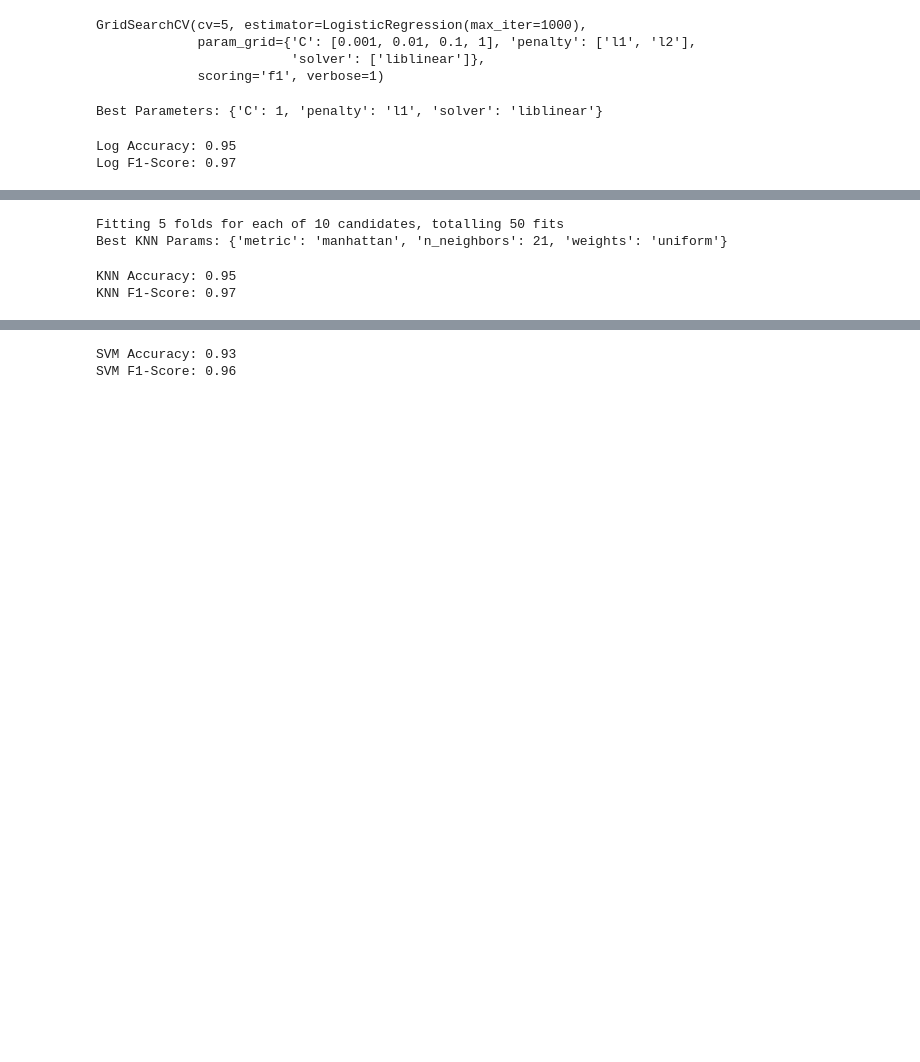
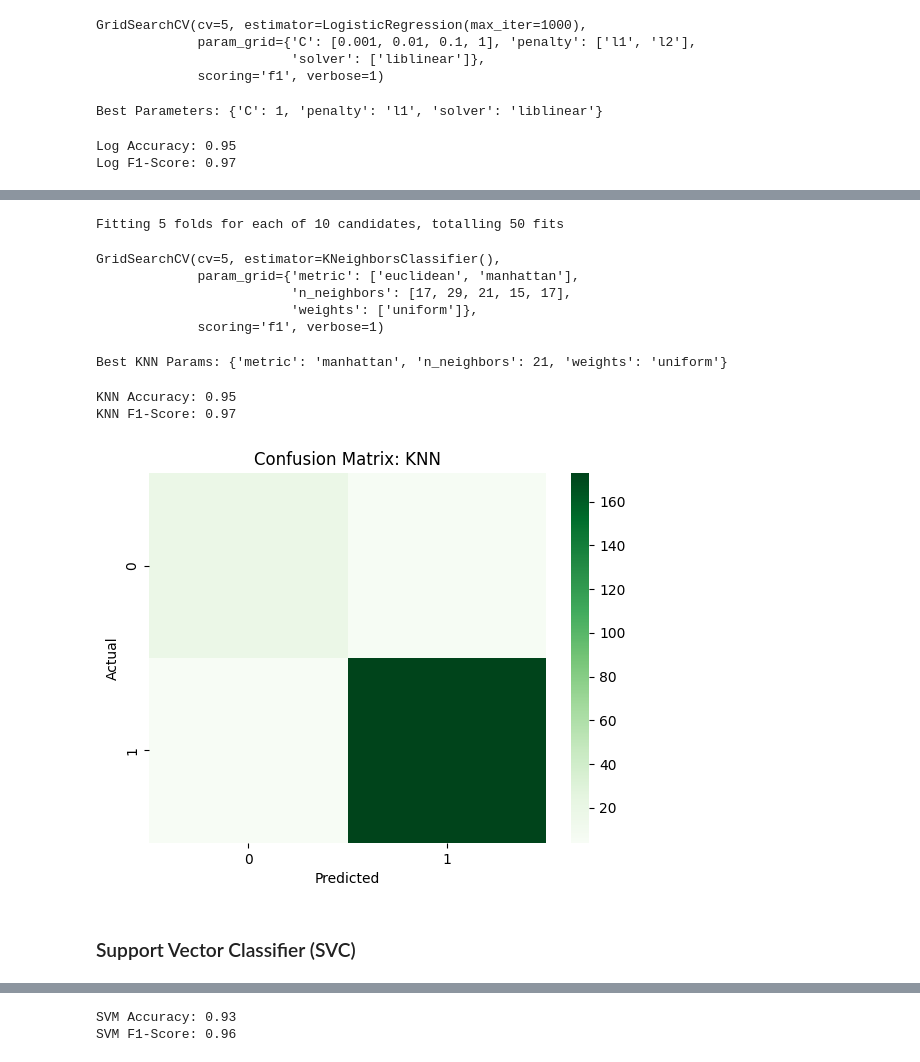
Before and after one commit to itsdakshjain/Customer-Churn-Prediction, a Jupyter notebook: notebooks/churn_prediction_modeling_v3.ipynb, the cells around one changed output, grey strips where cells are left out. Cells and saved outputs as stored; diff of their text form; code cells hidden in the pictures; blank space fills up the shorter version.

Commit message:
Update code ,comments and clean up v3 modeling

```diff
--- a/notebooks/churn_prediction_modeling_v3.ipynb
+++ b/notebooks/churn_prediction_modeling_v3.ipynb
@@ -392,25 +429,23 @@ Log F1-Score: 0.97
 # %%
-from sklearn.neighbors import KNeighborsClassifier
+knn = KNeighborsClassifier() # Hyperparameter tuning for KNN on balanced data after SMOTE
 
-# 1. Initialize Model
-knn = KNeighborsClassifier()
-
-# 2. Define Parameters
-# n_neighbors: How many neighbors to look at? (Usually odd numbers)
-# weights: Should closer neighbors count for more?
-param_grid_knn = {
-    'n_neighbors': [17, 29, 21,15,17],
-    'weights': ['uniform'],
-    'metric': ['euclidean', 'manhattan']
-}
+param_grid_knn = {'n_neighbors': [17, 29, 21,15,17],'weights': ['uniform'],
+'metric': ['euclidean', 'manhattan'] }
 
 # 3. GridSearchCV
-grid_knn = GridSearchCV(knn, param_grid_knn, cv=5, scoring='f1', verbose=1)
-grid_knn.fit(X_train_balanced, y_train_balanced)
-
-print("Best KNN Params:", grid_knn.best_params_)
-knn_best_model = grid_knn.best_estimator_
+grid_knn = GridSearchCV(knn, param_grid_knn, cv=5, scoring='f1', verbose=1)#GridSearchCV with cross-validation
+grid_knn.fit(X_train_balanced, y_train_balanced) # this is scaled data as we did SMOTE on X_train_scaled and y_train to get balanced data
+                                                 # y_train was one-hot encoded already 0 or 1 so no need to scale and we did SMOTE to balance y_train data
 # %% [output]
 Fitting 5 folds for each of 10 candidates, totalling 50 fits
-Best KNN Params: {'metric': 'manhattan', 'n_neighbors': 21, 'weights': 'uniform'}
+GridSearchCV(cv=5, estimator=KNeighborsClassifier(),
+             param_grid={'metric': ['euclidean', 'manhattan'],
+                         'n_neighbors': [17, 29, 21, 15, 17],
+                         'weights': ['uniform']},
+             scoring='f1', verbose=1)
+# %%
+print("Best KNN Params:", grid_knn.best_params_)
+knn_best_model = grid_knn.best_estimator_
+# %% [output]
+Best KNN Params: {'metric': 'manhattan', 'n_neighbors': 21, 'weights': 'uniform'}
 # %%
@@ -432,3 +460,13 @@ print(f"KNN F1-Score: {f1_knn:.2f}")
 # %% [output]
 KNN Accuracy: 0.95
 KNN F1-Score: 0.97
+# %%
+sns.heatmap(confusion_matrix(y_test, y_pred_knn), fmt='d', cmap='Greens')
+plt.title('Confusion Matrix: KNN')
+plt.xlabel('Predicted')
+plt.ylabel('Actual')
+plt.show()
+# %% [output]
+[figure, added]
+# %% [markdown]
+### Support Vector Classifier (SVC)
```
Also changed, not shown: parts of 41 cells of this notebook.
